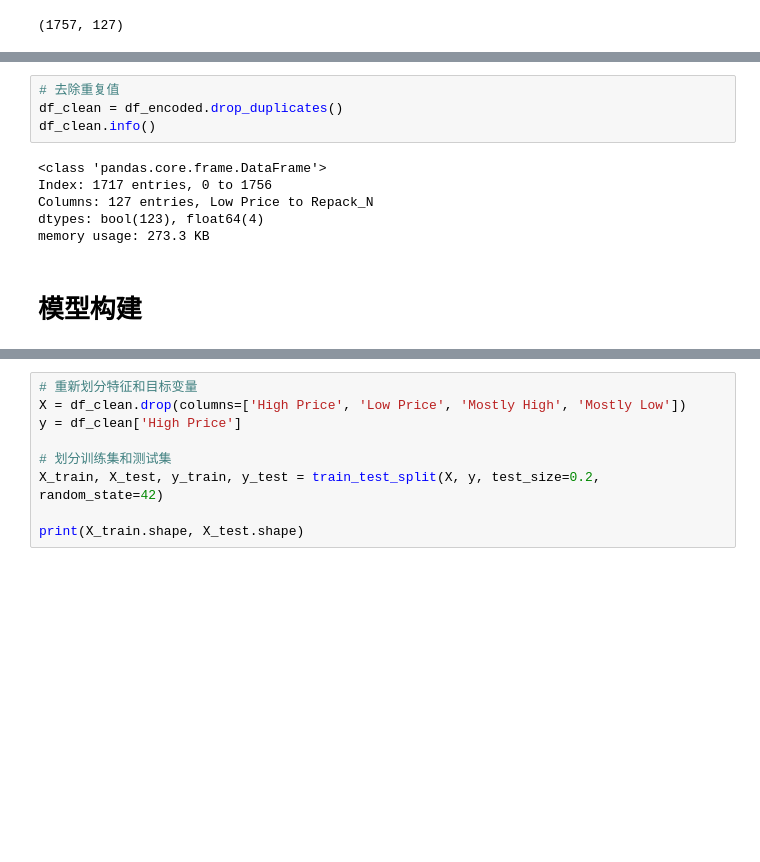
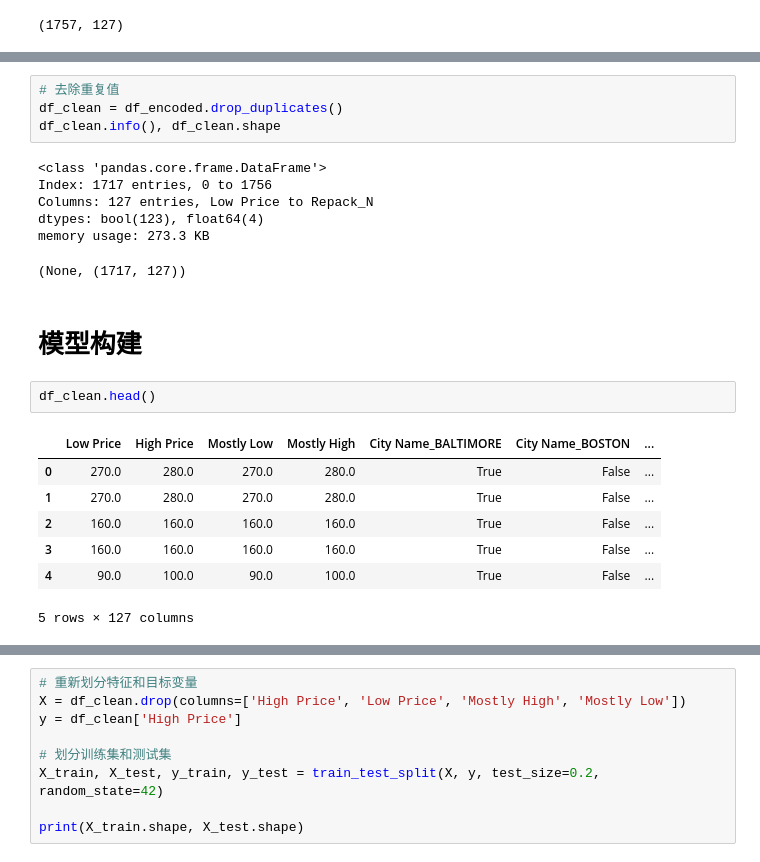
Before and after one commit to aaa123-avg/Project, a Jupyter notebook: In-Depth Analysis of Week2/改.ipynb, the cells around one changed output, grey strips where cells are left out. Drawn from its saved outputs; the diff is of its cells as text; blank space fills up the shorter version.

```diff
--- a/In-Depth Analysis of Week2/改.ipynb
+++ b/In-Depth Analysis of Week2/改.ipynb
@@ -237,12 +262,23 @@ df_encoded.shape
 # %%
 # 去除重复值
 df_clean = df_encoded.drop_duplicates()
-df_clean.info()
+df_clean.info(), df_clean.shape
 # %% [output]
 <class 'pandas.core.frame.DataFrame'>
 Index: 1717 entries, 0 to 1756
 Columns: 127 entries, Low Price to Repack_N
 dtypes: bool(123), float64(4)
 memory usage: 273.3 KB
+(None, (1717, 127))
 # %% [markdown]
 # 模型构建
+# %%
+df_clean.head()
+# %% [output]
+|  | Low Price | High Price | Mostly Low | Mostly High | City Name_BALTIMORE | City Name_BOSTON | ... |
+| 0 | 270.0 | 280.0 | 270.0 | 280.0 | True | False | ... |
+| 1 | 270.0 | 280.0 | 270.0 | 280.0 | True | False | ... |
+| 2 | 160.0 | 160.0 | 160.0 | 160.0 | True | False | ... |
+| 3 | 160.0 | 160.0 | 160.0 | 160.0 | True | False | ... |
+| 4 | 90.0 | 100.0 | 90.0 | 100.0 | True | False | ... |
+5 rows × 127 columns
```
Also changed, not shown: parts of 6 cells of this notebook.
